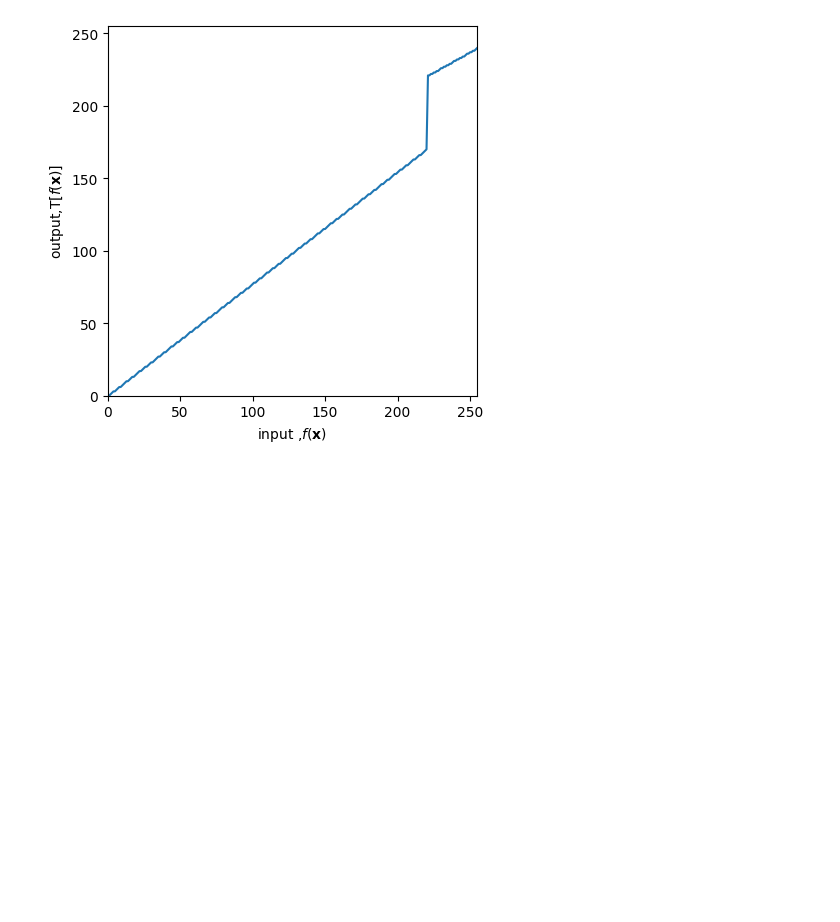
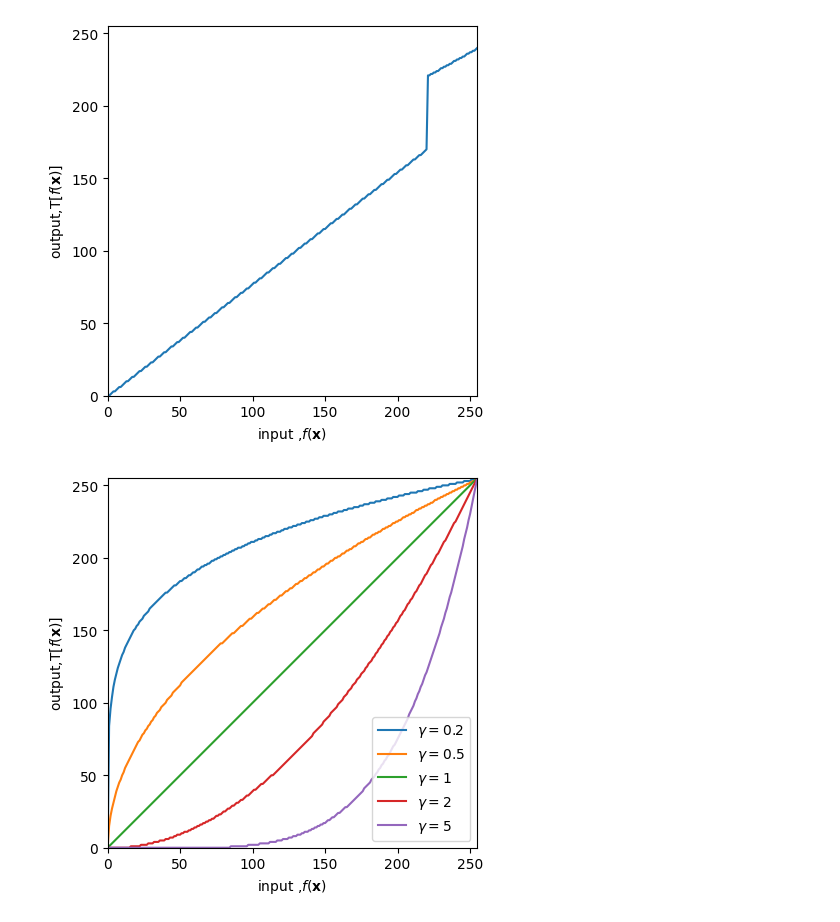
Before and after one commit to thej20d/VS-NEW, a Jupyter notebook: Lectures/lec21.ipynb, the cells around one changed output. Saved outputs shown, nothing was run; the diff lists cells and outputs as text; code cells hidden in the pictures; blank space fills up the shorter version.

```diff
--- a/Lectures/lec21.ipynb
+++ b/Lectures/lec21.ipynb
@@ -284,3 +284,22 @@ cv.destroyAllWindows()
 35
 256
 [figure]
+# %%
+%matplotlib inline
+import numpy as np
+import matplotlib.pyplot as plt
+
+fig,ax = plt.subplots()
+gamma = [0.2,0.5,1,2,5]
+for g in gamma:
+    table = np.array([((i/255.0)**g)*255 for i in np.arange(0,256)]).astype('uint8')
+    ax.plot(table,label='$\\gamma ={g}$'.format(g=g))
+ax.legend(loc = 'best')
+ax.set_xlim(0,255)
+ax.set_ylim(0,255)
+ax.set_aspect('equal')
+ax.set_xlabel(r'input ,$f(\mathbf{x})$')
+ax.set_ylabel(r'output,$\mathrm{T}[f(\mathbf{x})]$')
+plt.show()
+# %% [output]
+[figure, added]
```
